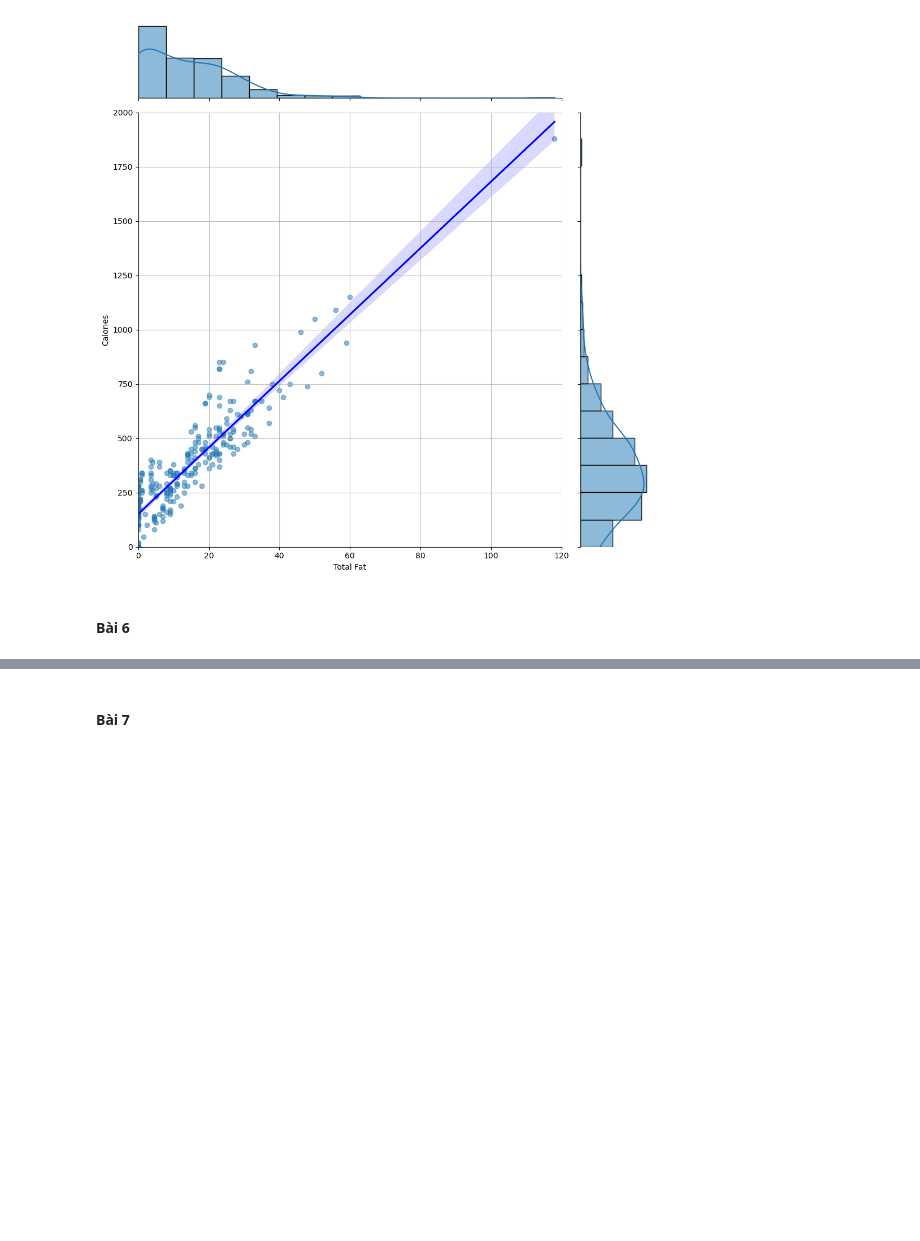
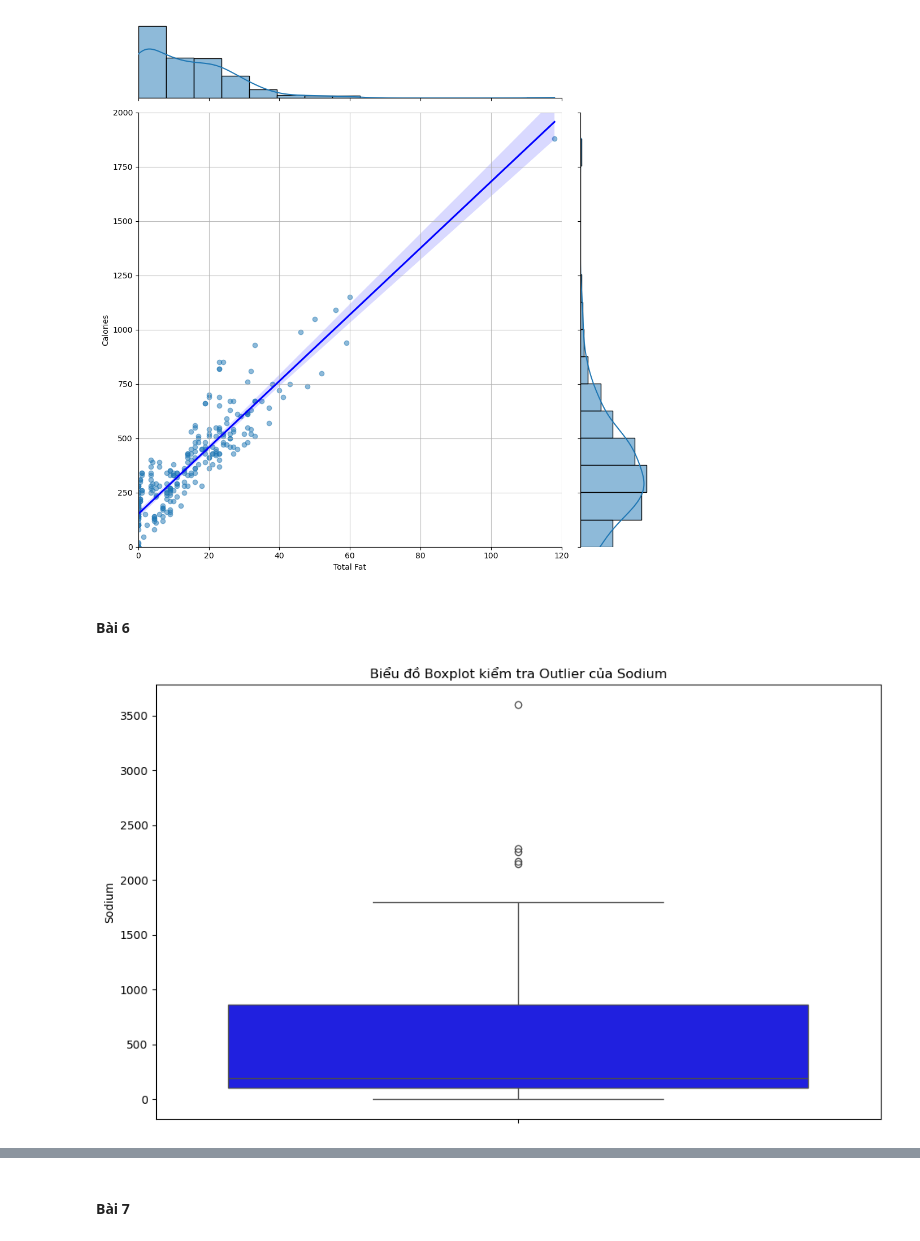
Before and after one commit to WibuNek0/AIO_Daily, a Jupyter notebook: Source Code/Day40.ipynb, the cells around one changed output, grey strips where cells are left out. Drawn from its saved outputs; the diff is of its cells as text; code cells hidden in the pictures; blank space fills up the shorter version.

```diff
--- a/Source Code/Day40.ipynb
+++ b/Source Code/Day40.ipynb
@@ -156,3 +156,15 @@ plt.show()
 [figure]
 # %% [markdown]
 #### Bài 6
+# %%
+plt.figure(figsize=(10, 6))
+
+sns.boxplot(y = data["Sodium"], color = "blue")
+
+plt.title("Biểu đồ Boxplot kiểm tra Outlier của Sodium")
+plt.ylabel("Sodium")
+
+plt.tight_layout()
+plt.show()
+# %% [output]
+[figure, added]
```
Also changed, not shown: parts of 4 cells of this notebook.
